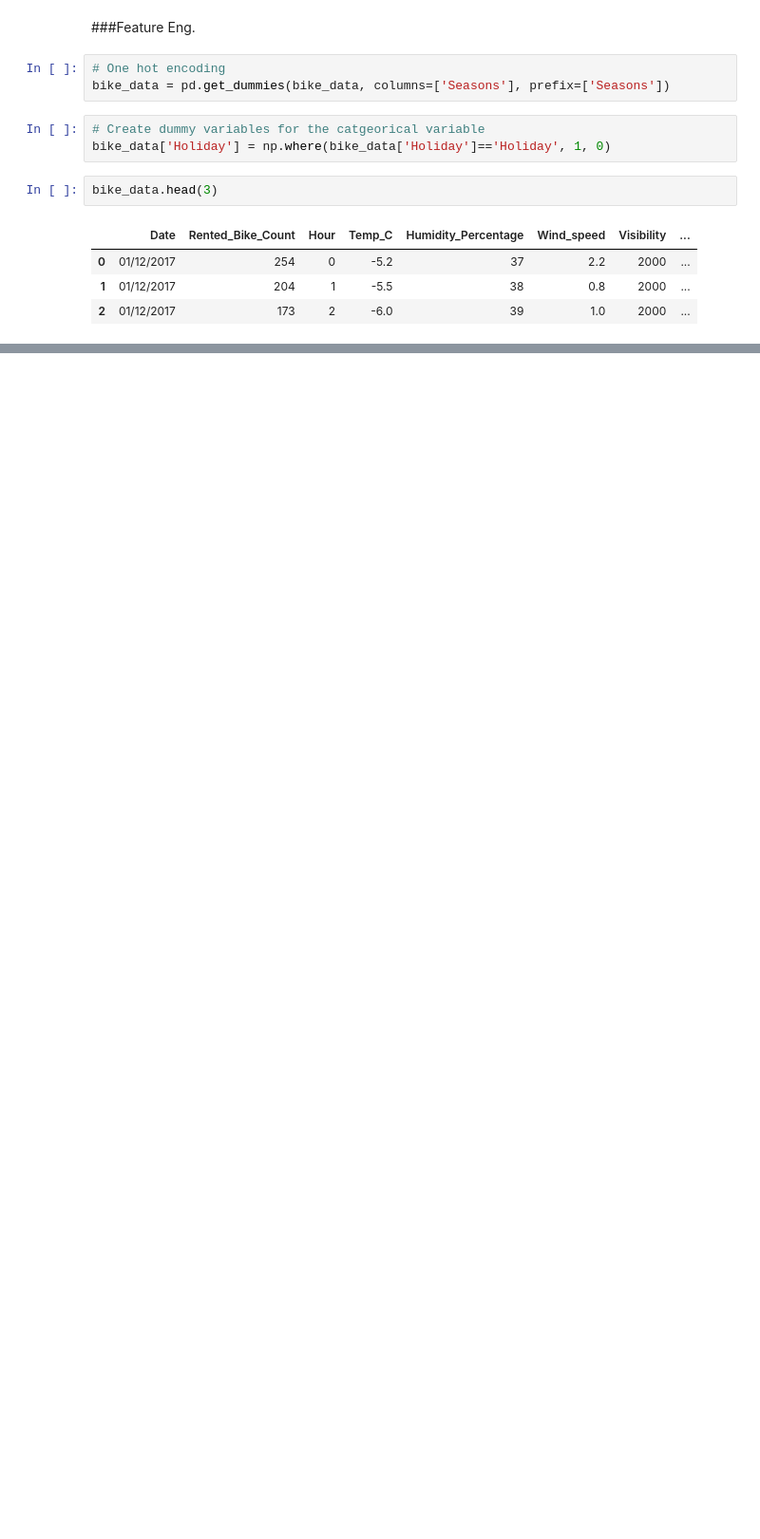
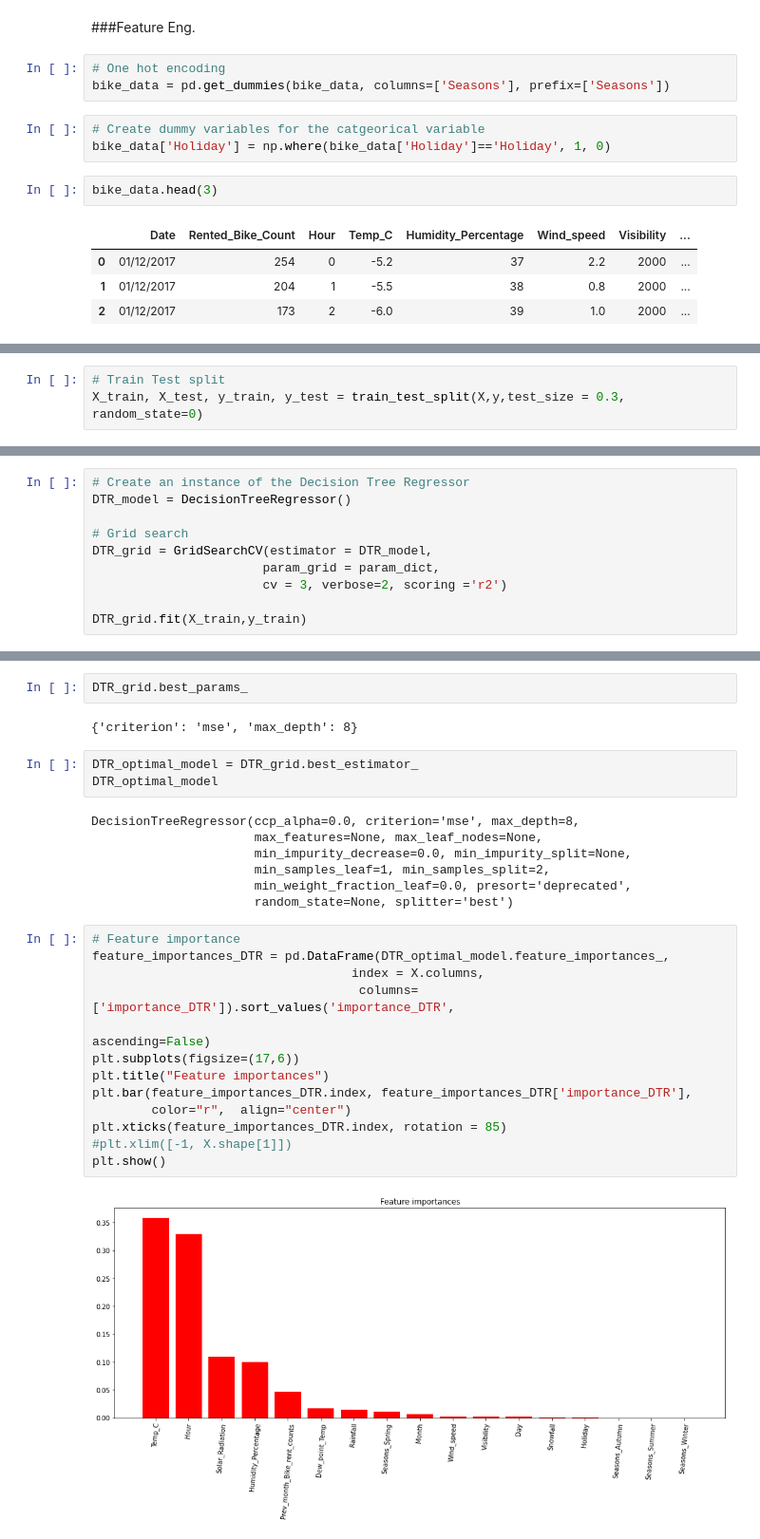
Before and after one commit to yagnik99/Seoul-Bike-Sharing-Demand-Prediction, a Jupyter notebook: Yagnik_Pandya_Team_2_Capstone_Project_3.ipynb, the cells around one changed output, grey strips where cells are left out. Shown at 95% size. Saved outputs shown, nothing was run; the diff lists cells and outputs as text; blank space fills up the shorter version.

```diff
--- a/Yagnik_Pandya_Team_2_Capstone_Project_3.ipynb
+++ b/Yagnik_Pandya_Team_2_Capstone_Project_3.ipynb
@@ -267,0 +478,3 @@ Name: Rented_Bike_Count, dtype: float64
+# %%
+# Train Test split
+X_train, X_test, y_train, y_test = train_test_split(X,y,test_size = 0.3, random_state=0)
@@ -267,0 +499,10 @@ Name: Rented_Bike_Count, dtype: float64
+# %%
+# Create an instance of the Decision Tree Regressor
+DTR_model = DecisionTreeRegressor()
+
+# Grid search
+DTR_grid = GridSearchCV(estimator = DTR_model,
+                       param_grid = param_dict,
+                       cv = 3, verbose=2, scoring ='r2')
+
+DTR_grid.fit(X_train,y_train)
@@ -267,0 +569,29 @@ Name: Rented_Bike_Count, dtype: float64
+# %%
+DTR_grid.best_params_
+# %% [output]
+{'criterion': 'mse', 'max_depth': 8}
+# %%
+DTR_optimal_model = DTR_grid.best_estimator_
+DTR_optimal_model
+# %% [output]
+DecisionTreeRegressor(ccp_alpha=0.0, criterion='mse', max_depth=8,
+                      max_features=None, max_leaf_nodes=None,
+                      min_impurity_decrease=0.0, min_impurity_split=None,
+                      min_samples_leaf=1, min_samples_split=2,
+                      min_weight_fraction_leaf=0.0, presort='deprecated',
+                      random_state=None, splitter='best')
+# %%
+# Feature importance
+feature_importances_DTR = pd.DataFrame(DTR_optimal_model.feature_importances_,
+                                   index = X.columns,
+                                    columns=['importance_DTR']).sort_values('importance_DTR',
+                                                                        ascending=False)
+plt.subplots(figsize=(17,6))
+plt.title("Feature importances")
+plt.bar(feature_importances_DTR.index, feature_importances_DTR['importance_DTR'],
+        color="r",  align="center")
+plt.xticks(feature_importances_DTR.index, rotation = 85)
+#plt.xlim([-1, X.shape[1]])
+plt.show()
+# %% [output]
+[figure, added]
```
Also changed, not shown: parts of 107 cells of this notebook.
